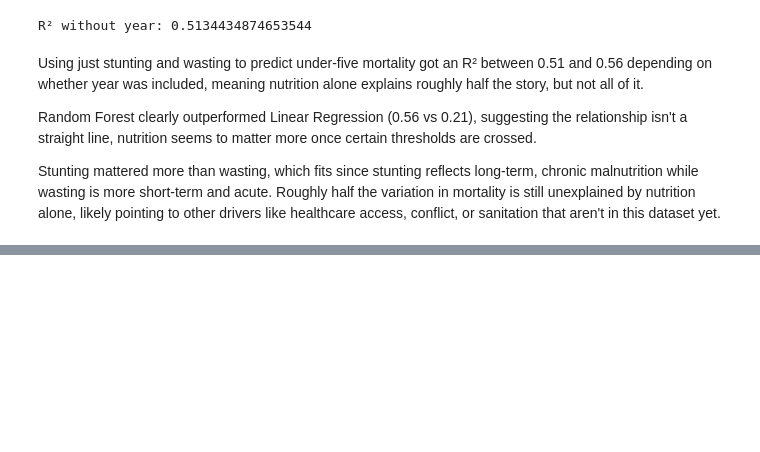
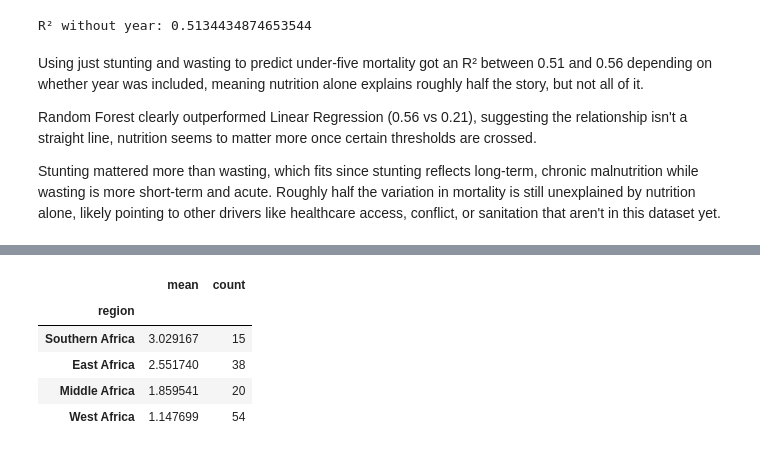
Before and after one commit to rappiok/Child-Malnutrition-in-Sub-Saharan-Africa, a Jupyter notebook: Child_Malnutrition_Analysis.ipynb, the cells around one changed output, grey strips where cells are left out. Drawn from its saved outputs; the diff is of its cells as text; code cells hidden in the pictures; blank space fills up the shorter version.

```diff
--- a/Child_Malnutrition_Analysis.ipynb
+++ b/Child_Malnutrition_Analysis.ipynb
@@ -713,0 +779,17 @@ Stunting mattered more than wasting, which fits since stunting reflects long-ter
+# %%
+# Checking average prediction error by region
+results = pd.DataFrame({
+    'region': region_test.values,
+    'actual': y_test.values,
+    'predicted': preds
+})
+results['error'] = abs(results['actual'] - results['predicted'])
+
+results.groupby('region')['error'].agg(['mean', 'count']).sort_values('mean', ascending=False)
+# %% [output]
+|  | mean | count |
+| region |  |  |
+| Southern Africa | 3.029167 | 15 |
+| East Africa | 2.551740 | 38 |
+| Middle Africa | 1.859541 | 20 |
+| West Africa | 1.147699 | 54 |
```
Also changed, not shown: parts of 8 cells of this notebook.
